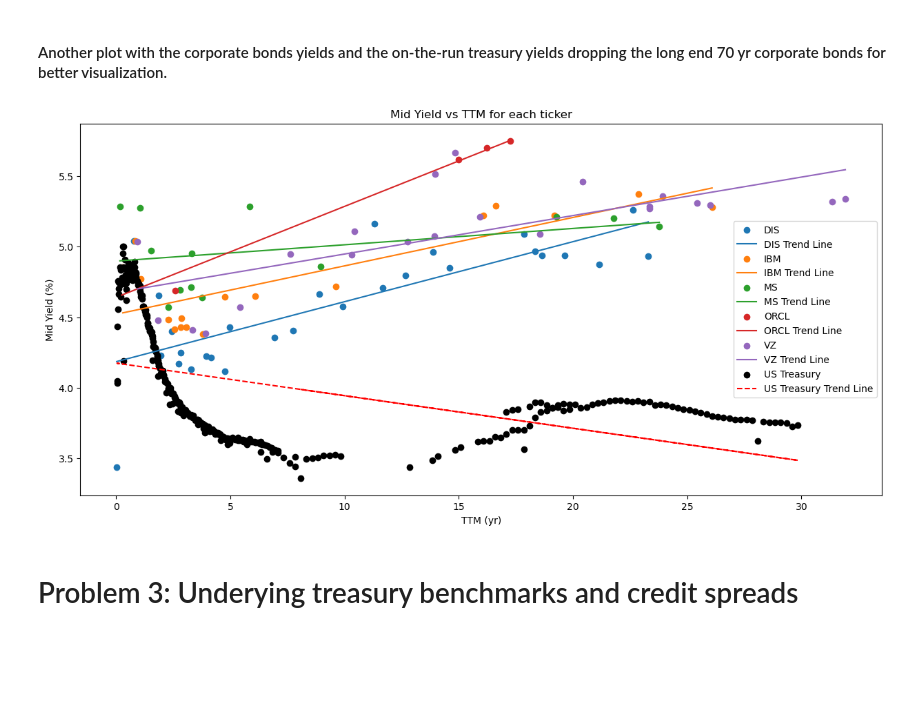
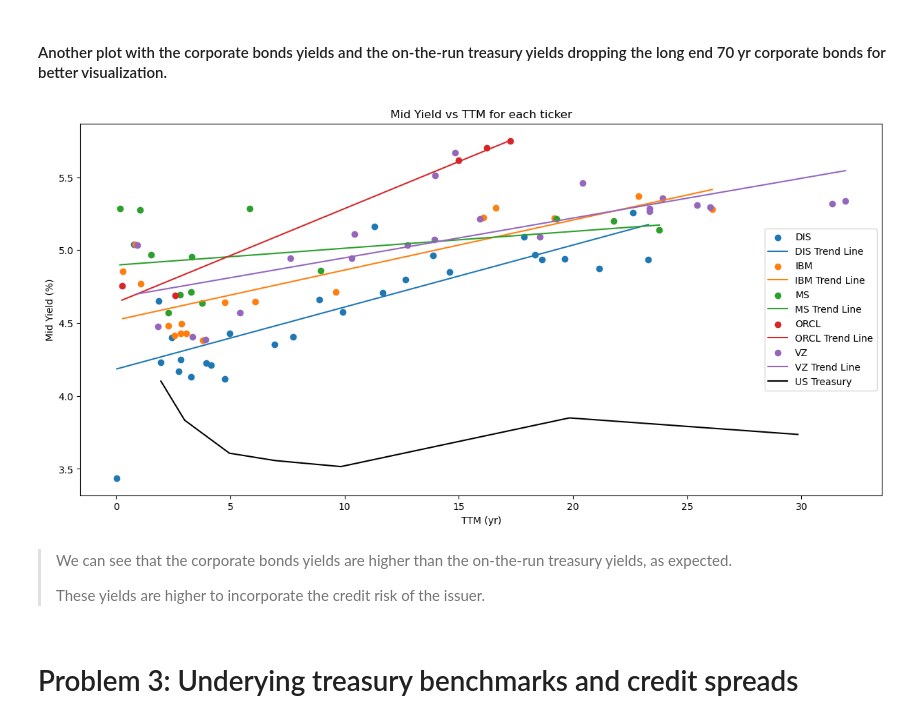
Before and after one commit to alanwake47/FINM-35700-Credit-Markets, a Jupyter notebook: week1/CreditMarkets_Homework_1/homework/Homework 1.ipynb, the cells around one changed output. Saved outputs shown, nothing was run; the diff lists cells and outputs as text; code cells hidden in the pictures; blank space fills up the shorter version.

```diff
--- a/week1/CreditMarkets_Homework_1/homework/Homework 1.ipynb
+++ b/week1/CreditMarkets_Homework_1/homework/Homework 1.ipynb
@@ -360,0 +383,5 @@ Plot a graph/scatter plot of on-the-run treasury mid yields by TTM.
+# %%
+gov_otr_symbology_md1 = get_mid_yield(gov_otr_symbology_md)
+# %%
+# keep only the columns we need | date | bid | ask | mid | bid_yield | ask_yield | mid_yield | term | TTM | in govt_otr_symbology_md1
+gov_otr_symbology_md2 = gov_otr_symbology_md1[['date', 'bid', 'ask', 'mid', 'bid_yield', 'ask_yield', 'mid_yield', 'term', 'TTM']]
@@ -361,14 +399,9 @@ Plot a graph/scatter plot of on-the-run treasury mid yields by TTM.
 # %%
-#scatter plot of OTR treasury mid_yield vs TTM
+#scatter plot of OTR treasury mid_yield vs TTM for gov_otr_symbology_md2
 fig, ax = plt.subplots(figsize=(15, 7))
-ax.scatter(govt_symbology_md2['TTM'], govt_symbology_md2['mid_yield'], color='black')
-#add best fit line
-z = np.polyfit(govt_symbology_md2['TTM'], govt_symbology_md2['mid_yield'], 1)
-p = np.poly1d(z)
-plt.plot(govt_symbology_md2['TTM'], p(govt_symbology_md2['TTM']), "r--")
+ax.plot(gov_otr_symbology_md2['TTM'], gov_otr_symbology_md2['mid_yield'], color='black')
 ax.set_xlabel('TTM (yr)')
 ax.set_ylabel('Mid Yield (%)')
-ax.set_title('Mid Yield vs TTM')
-plt.legend(['Mid Yield','Trend Line'])
+ax.set_title('Mid Yield vs TTM for OTS Treasury')
 plt.show()
 # %% [output]
@@ -417,7 +450,7 @@ array(['DIS', 'IBM', 'MS', 'ORCL', 'VZ'], dtype=object)
 corp_symbology_md1 = get_mid_yield(corp_symbology_md)
 # %%
 # keep only the columns we need | date | bid | ask | mid | bid_yield | ask_yield | mid_yield | term | TTM | in corp_symbology_md1
-corp_symbology_md2 = corp_symbology_md1[['ticker','date', 'bid', 'ask', 'mid', 'bid_yield', 'ask_yield', 'mid_yield', 'term', 'TTM']]
+corp_symbology_md2 = corp_symbology_md1[['ticker','date', 'bid', 'ask', 'mid', 'bid_yield', 'ask_yield', 'mid_yield', 'term', 'TTM','und_bench_isin']]
 # %%
 #sort mid_yield in ascending order
 corp_symbology_md2.sort_values(by=['mid_yield'], inplace=True)
@@ -478,24 +511,24 @@ corp_symbology_md3 = corp_symbology_md2[corp_symbology_md2['TTM'] <= 35]
 # %%
 fig, ax = plt.subplots(figsize=(15, 7))
 for ticker, group in corp_symbology_md3.groupby('ticker'):
     ax.scatter(group['TTM'], group['mid_yield'], label=ticker)
     #add best fit line
     z = np.polyfit(group['TTM'], group['mid_yield'], 1)
     p = np.poly1d(z)
     plt.plot(group['TTM'], p(group['TTM']), label = f'{ticker} Trend Line')
 #add us treasury mid_yield vs TTM
-ax.scatter(govt_symbology_md2['TTM'], govt_symbology_md2['mid_yield'], color='black', label='US Treasury')
-#add best fit line
-z = np.polyfit(govt_symbology_md2['TTM'], govt_symbology_md2['mid_yield'], 1)
-p = np.poly1d(z)
-plt.plot(govt_symbology_md2['TTM'], p(govt_symbology_md2['TTM']), "r--", label='US Treasury Trend Line')
+ax.plot(gov_otr_symbology_md2['TTM'], gov_otr_symbology_md2['mid_yield'], color='black', label='US Treasury')
 ax.set_xlabel('TTM (yr)')
 ax.set_ylabel('Mid Yield (%)')
 ax.set_title('Mid Yield vs TTM for each ticker')
 plt.legend()
 plt.show()
 # %% [output]
-[figure, old version]
+[figure, new version]
+# %% [markdown]
+>We can see that the corporate bonds yields are higher than the on-the-run treasury yields, as expected.
+>
+>These yields are higher to incorporate the credit risk of the issuer.
 # %% [markdown]
 # Problem 3: Underying treasury benchmarks and credit spreads
 # %% [markdown]
```
Also changed, not shown: parts of 22 cells of this notebook, 2 other files.
